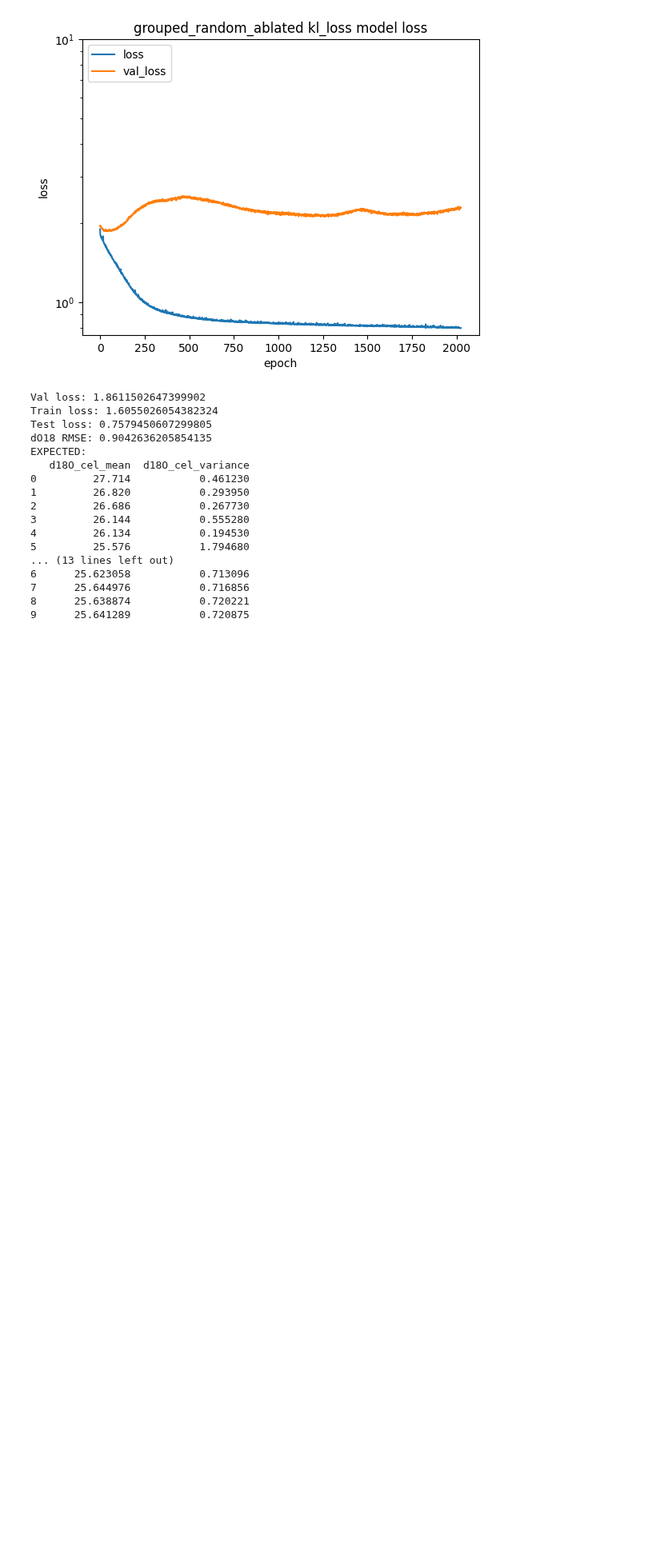
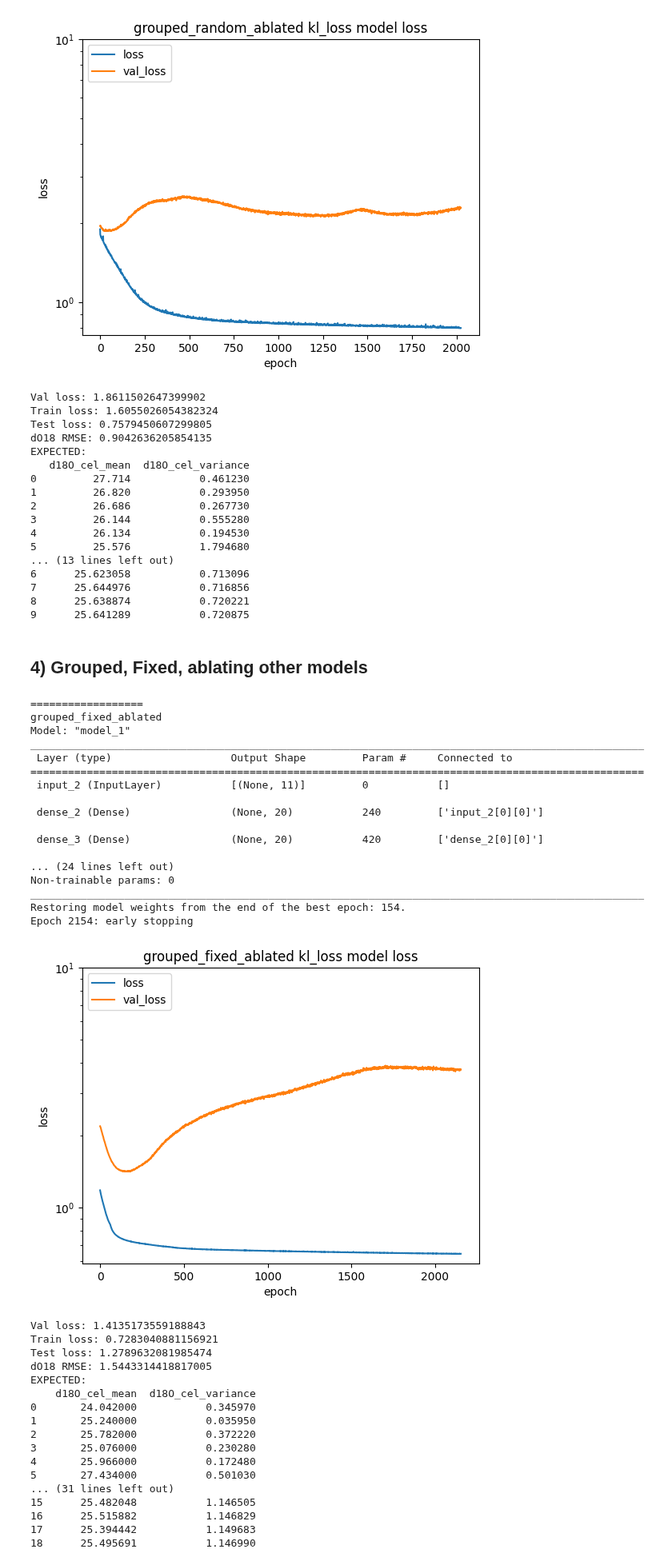
Before and after one commit to tnc-br/ddf-isoscapes, a Jupyter notebook: dnn/numerical_stability.ipynb, the cells around one changed output. Shown at 80% size. Saved outputs shown, nothing was run; the diff lists cells and outputs as text; code cells hidden in the pictures; blank space fills up the shorter version.

```diff
--- a/dnn/numerical_stability.ipynb
+++ b/dnn/numerical_stability.ipynb
@@ -650,3 +694,50 @@ EXPECTED:
 7      25.644976           0.716856
 8      25.638874           0.720221
 9      25.641289           0.720875
+# %% [markdown]
+## 4) Grouped, Fixed, ablating other models
+# %%
+grouped_fixed = {
+    'TRAIN' : os.path.join(FP_ROOT, 'amazon_sample_data/kriging_ensemble_experiment/uc_davis_2023_08_26_isoscapes_train_fixed_grouped_ordinary_kriging_linear.csv'),
+    'TEST' : os.path.join(FP_ROOT, 'amazon_sample_data/kriging_ensemble_experiment/uc_davis_2023_08_26_isoscapes_test_fixed_grouped_ordinary_kriging_linear.csv'),
+    'VALIDATION' : os.path.join(FP_ROOT, 'amazon_sample_data/kriging_ensemble_experiment/uc_davis_2023_08_26_isoscapes_validation_fixed_grouped_ordinary_kriging_linear.csv'),
+}
+
+grouped_fixed_scaled = load_and_scale(grouped_fixed)
+model = train_and_evaluate(grouped_fixed_scaled, "grouped_fixed_ablated", training_batch_size=3)
+# %% [output]
+==================
+grouped_fixed_ablated
+Model: "model_1"
+__________________________________________________________________________________________________
+ Layer (type)                   Output Shape         Param #     Connected to
+==================================================================================================
+ input_2 (InputLayer)           [(None, 11)]         0           []
+
+ dense_2 (Dense)                (None, 20)           240         ['input_2[0][0]']
+
+ dense_3 (Dense)                (None, 20)           420         ['dense_2[0][0]']
+
+... (24 lines left out)
+Non-trainable params: 0
+__________________________________________________________________________________________________
+Restoring model weights from the end of the best epoch: 154.
+Epoch 2154: early stopping
+[figure, added]
+Val loss: 1.4135173559188843
+Train loss: 0.7283040881156921
+Test loss: 1.2789632081985474
+dO18 RMSE: 1.5443314418817005
+EXPECTED:
+    d18O_cel_mean  d18O_cel_variance
+0       24.042000           0.345970
+1       25.240000           0.035950
+2       25.782000           0.372220
+3       25.076000           0.230280
+4       25.966000           0.172480
+5       27.434000           0.501030
+... (31 lines left out)
+15      25.482048           1.146505
+16      25.515882           1.146829
+17      25.394442           1.149683
+18      25.495691           1.146990
```
Also changed, not shown: parts of 6 cells of this notebook.
